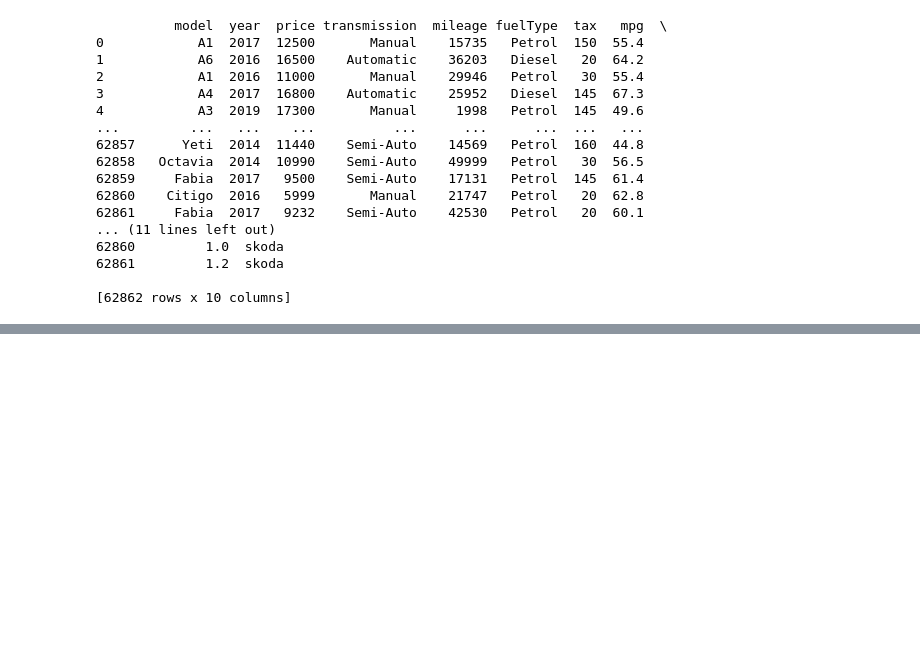
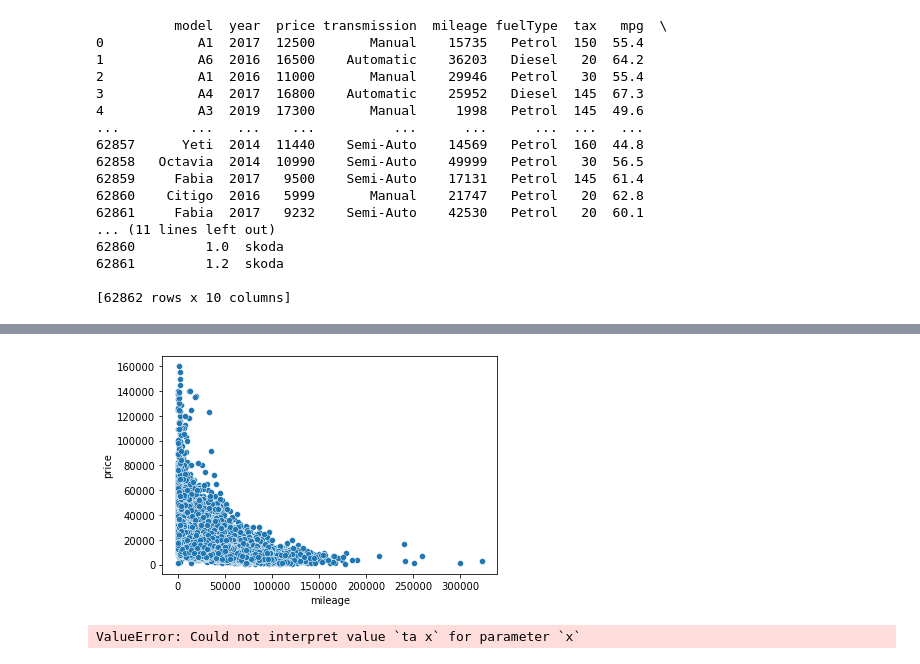
Before and after one commit to Daniel-Peacock/Used_car_Python_linear_regression, a Jupyter notebook: Used_car regression.ipynb, the cells around one changed output, grey strips where cells are left out. Saved outputs shown, nothing was run; the diff lists cells and outputs as text; code cells hidden in the pictures; blank space fills up the shorter version.

```diff
--- a/Used_car regression.ipynb
+++ b/Used_car regression.ipynb
@@ -324,0 +432,17 @@ NameError: name 'sample' is not defined
+# %%
+# Here we will create a visualisation for mileage against price
+import seaborn as sns # import seaborn for visualisations
+import matplotlib.pyplot as plt #matplotlib for visualisations
+
+sns.scatterplot(data=all_used, x='mileage', y='price')
+plt.show()
+# %% [output]
+[figure, added]
+# %%
+# Lets create a visualisation of tax and price and add a line of best fit
+sns.scatterplot(data=all_used, x='ta x', y='price')
+sns.regplot(data=all_used, x='tax', y='price', scatter=False, color='red')
+plt.show()
+# This creates a plot that
+# %% [output]
+ValueError: Could not interpret value `ta x` for parameter `x`
```
Also changed, not shown: parts of 16 cells of this notebook.
